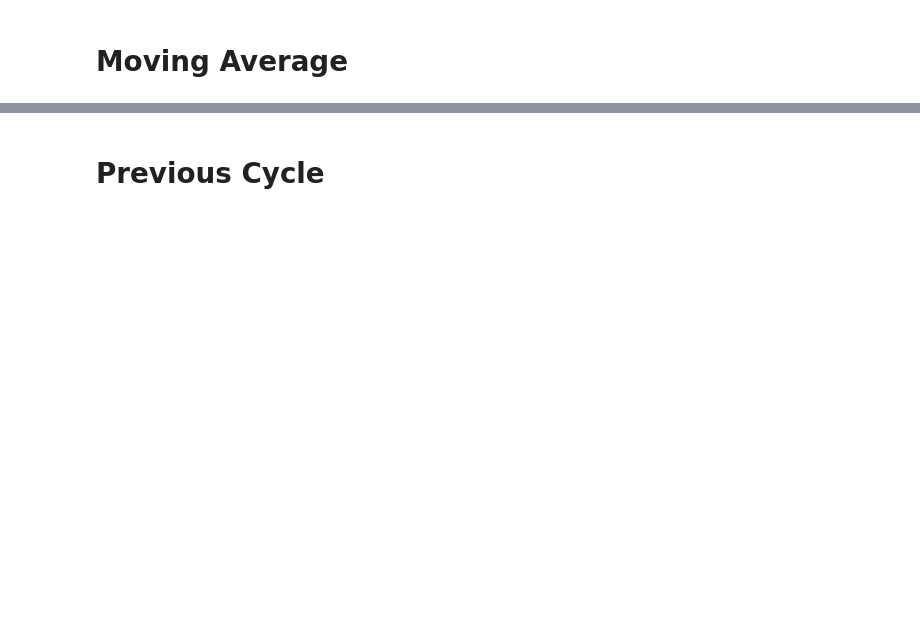
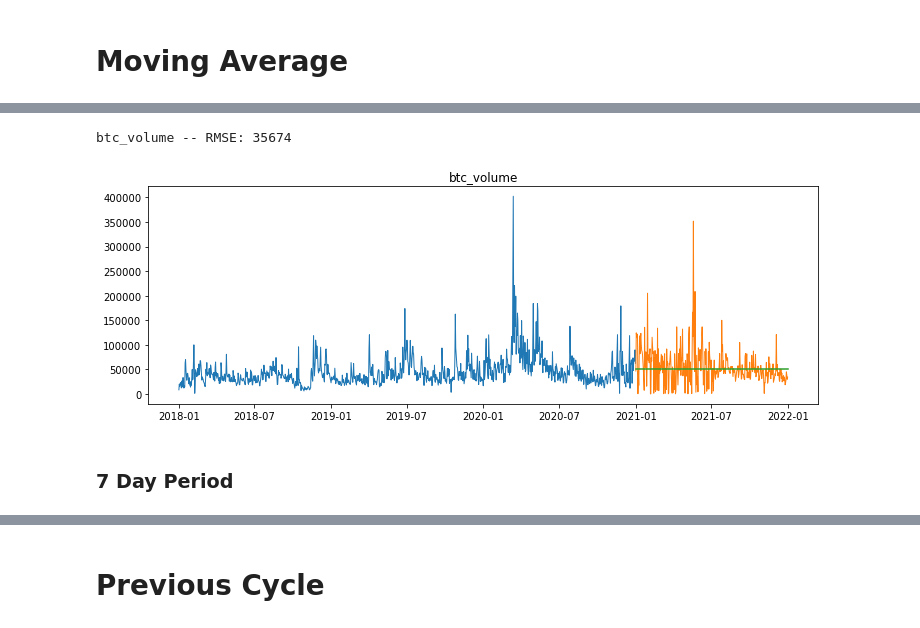
Before and after one commit to Michael-Austin-Mesa/personal-project, a Jupyter notebook: Final_Report.ipynb, the cells around one changed output, grey strips where cells are left out. Cells and saved outputs as stored; diff of their text form; code cells hidden in the pictures; blank space fills up the shorter version.

```diff
--- a/Final_Report.ipynb
+++ b/Final_Report.ipynb
@@ -83,11 +109,0 @@ periods = [1,7,14,21,28,120]
-# %%
-for p in periods:
-        volume = round(train['btc_volume'].rolling(p).mean().iloc[-1], 2)
-
-
-        yhat_df = pd.DataFrame({'btc_volume': [volume]},
-                           index = validate.index)
-
-        model_type = str(p) + 'd moving average'
-        eval_df = append_eval_df(model_type = model_type,
-                                 target_var = col)
@@ -95,0 +110,7 @@ eval_df
+# %%
+m.plot_and_eval(col, train, validate, yhat_df)
+# %% [output]
+btc_volume -- RMSE: 35674
+[figure, added]
+# %% [markdown]
+### 7 Day Period
```
Also changed, not shown: parts of 35 cells of this notebook.
